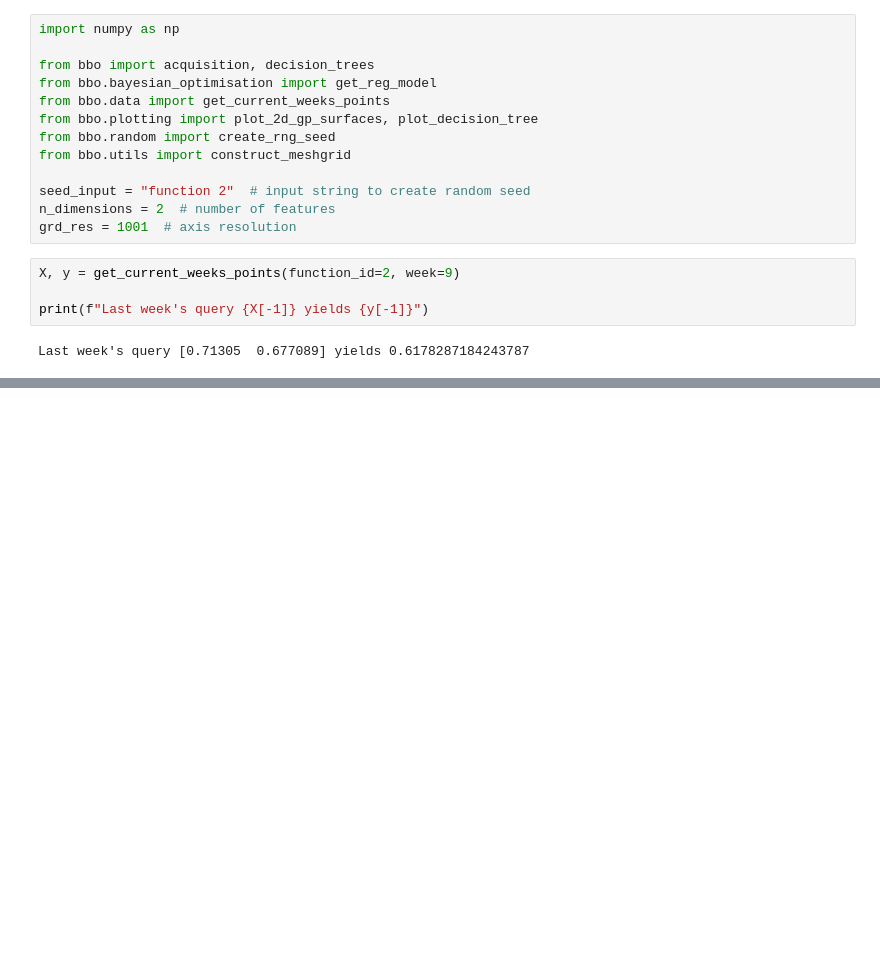
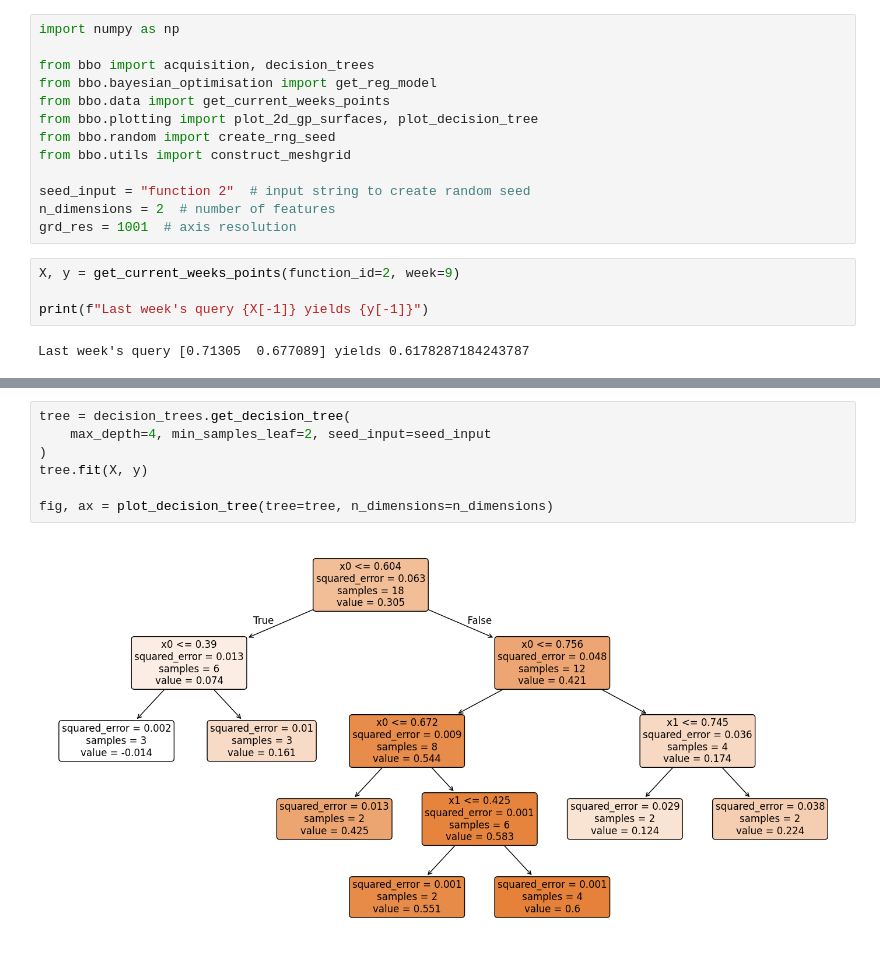
Before and after one commit to hchagani/AICapstoneProject_IC, a Jupyter notebook: notebooks/02_function_2.ipynb, the cells around one changed output, grey strips where cells are left out. Cells and saved outputs as stored; diff of their text form; blank space fills up the shorter version.

```diff
--- a/notebooks/02_function_2.ipynb
+++ b/notebooks/02_function_2.ipynb
@@ -912,0 +930,9 @@ Last week's query [0.71305  0.677089] yields 0.6178287184243787
+# %%
+tree = decision_trees.get_decision_tree(
+    max_depth=4, min_samples_leaf=2, seed_input=seed_input
+)
+tree.fit(X, y)
+
+fig, ax = plot_decision_tree(tree=tree, n_dimensions=n_dimensions)
+# %% [output]
+[figure, added]
```
Also changed, not shown: parts of 52 cells of this notebook, 3 other files.
